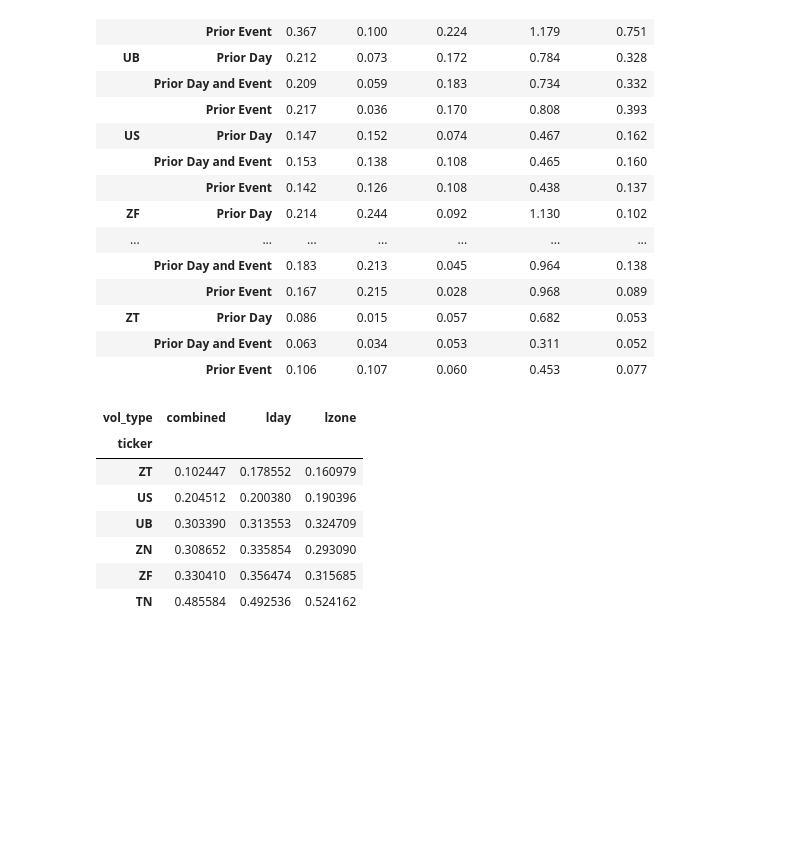
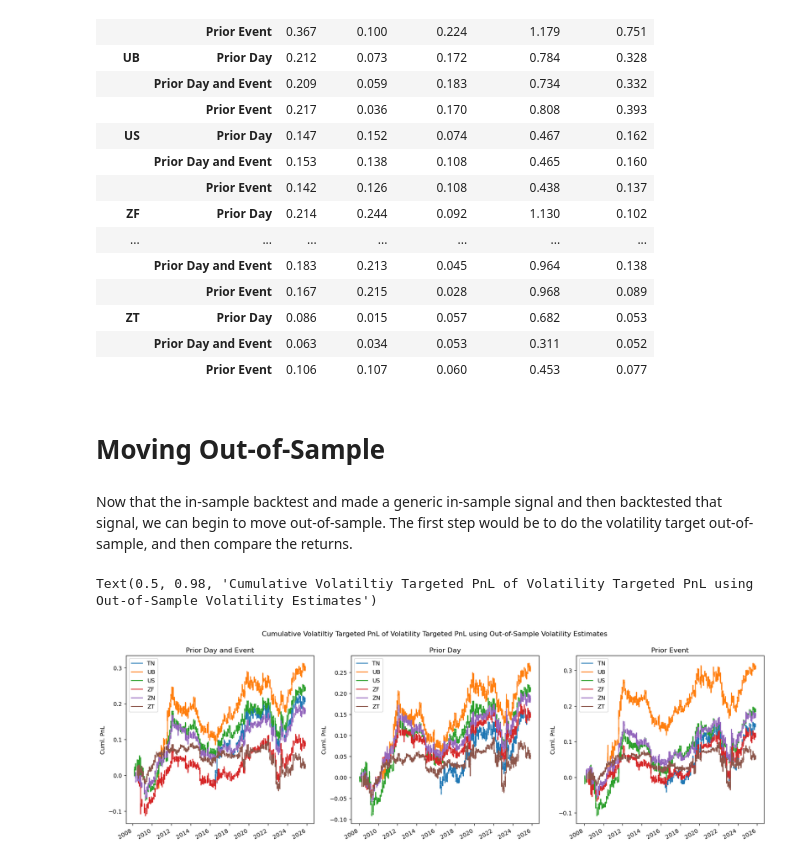
Before and after one commit to diegodalvarez/FOMCDrift, a Jupyter notebook: notebook/2GeneralizedBacktestApproach.ipynb, the cells around one changed output. Cells and saved outputs as stored; diff of their text form; code cells hidden in the pictures; blank space fills up the shorter version.

Commit message:
first out-of-sample

```diff
--- a/notebook/2GeneralizedBacktestApproach.ipynb
+++ b/notebook/2GeneralizedBacktestApproach.ipynb
@@ -529,21 +529,3 @@ df_all_sharpe = (df_signal_rtn
 | ZT | Prior Day | 0.086 | 0.015 | 0.057 | 0.682 | 0.053 |
 |  | Prior Day and Event | 0.063 | 0.034 | 0.053 | 0.311 | 0.052 |
 |  | Prior Event | 0.106 | 0.107 | 0.060 | 0.453 | 0.077 |
-# %%
-(pd
-    .concat([df_zone_vol, df_all_sharpe])
-    .drop(columns = ["name"])
-    .groupby(["ticker", "vol_type"])
-    .agg("mean")
-    .reset_index()
-    .pivot(index = "ticker", columns = "vol_type", values = "signal_rtn")
-    .sort_values(["combined", "lday", "lzone"]))
-# %% [output]
-| vol_type | combined | lday | lzone |
-| ticker |  |  |  |
-| ZT | 0.102447 | 0.178552 | 0.160979 |
-| US | 0.204512 | 0.200380 | 0.190396 |
-| UB | 0.303390 | 0.313553 | 0.324709 |
-| ZN | 0.308652 | 0.335854 | 0.293090 |
-| ZF | 0.330410 | 0.356474 | 0.315685 |
-| TN | 0.485584 | 0.492536 | 0.524162 |
@@ -551,0 +532,29 @@ path = r"A:\GitHub\FOMCDrift\data\Volatilities\"
+# %% [markdown]
+# Moving Out-of-Sample
+# %% [markdown]
+Now that the in-sample backtest and made a generic in-sample signal and then backtested that signal, we can begin to move out-of-sample. The first step would be to do the volatility target out-of-sample, and then compare the returns.
+# %%
+path   = os.path.join(data_path, r"OutSampleBacktest\OutSampleBacktest.parquet")
+df_oos = pd.read_parquet(path = path, engine = "pyarrow")
+# %%
+vol_types = df_oos.vol_type.drop_duplicates().sort_values().to_list()
+fig, axes = plt.subplots(ncols = len(vol_types), figsize = (20,6))
+
+for vol_type, ax in zip(vol_types, axes.flatten()):
+
+    (df_oos
+        .loc[lambda x: x.vol_type == vol_type]
+        .rename(columns = {"ticker": ""})
+        .pivot(index = "date", columns = "", values = "vol_rtn")
+        .apply(lambda x: np.where(np.abs(x) > 0.04, np.nan, x))
+        .cumsum()
+        .plot(
+            ax     = ax,
+            title  = replacer[vol_type],
+            ylabel = "Cuml. PnL",
+            xlabel = ""))
+
+fig.suptitle("Cumulative Volatiltiy Targeted PnL of Volatility Targeted PnL using Out-of-Sample Volatility Estimates")
+# %% [output]
+Text(0.5, 0.98, 'Cumulative Volatiltiy Targeted PnL of Volatility Targeted PnL using Out-of-Sample Volatility Estimates')
+[figure, added]
```
Also changed, not shown: parts of 9 cells of this notebook, 2 other files.
